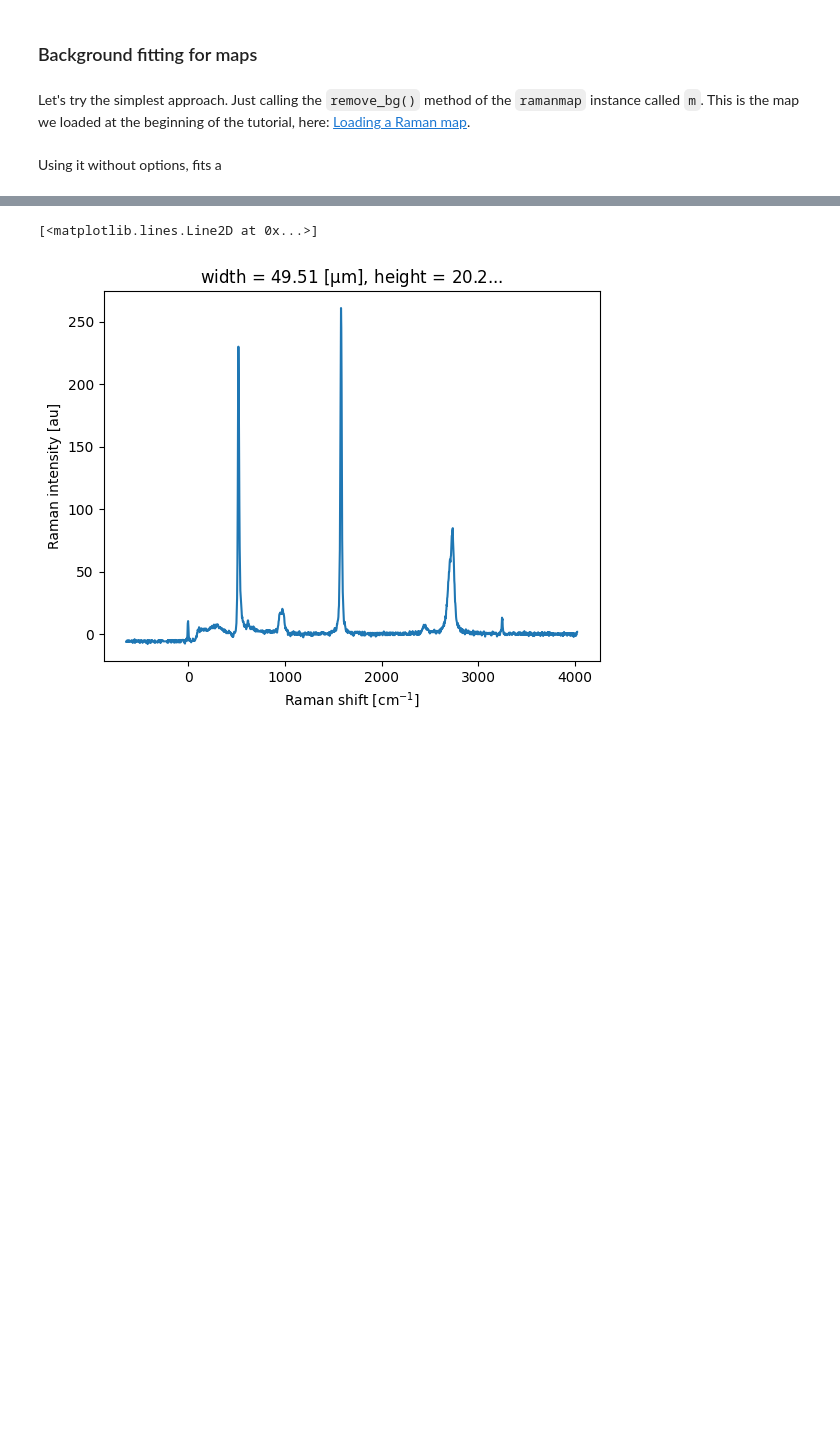
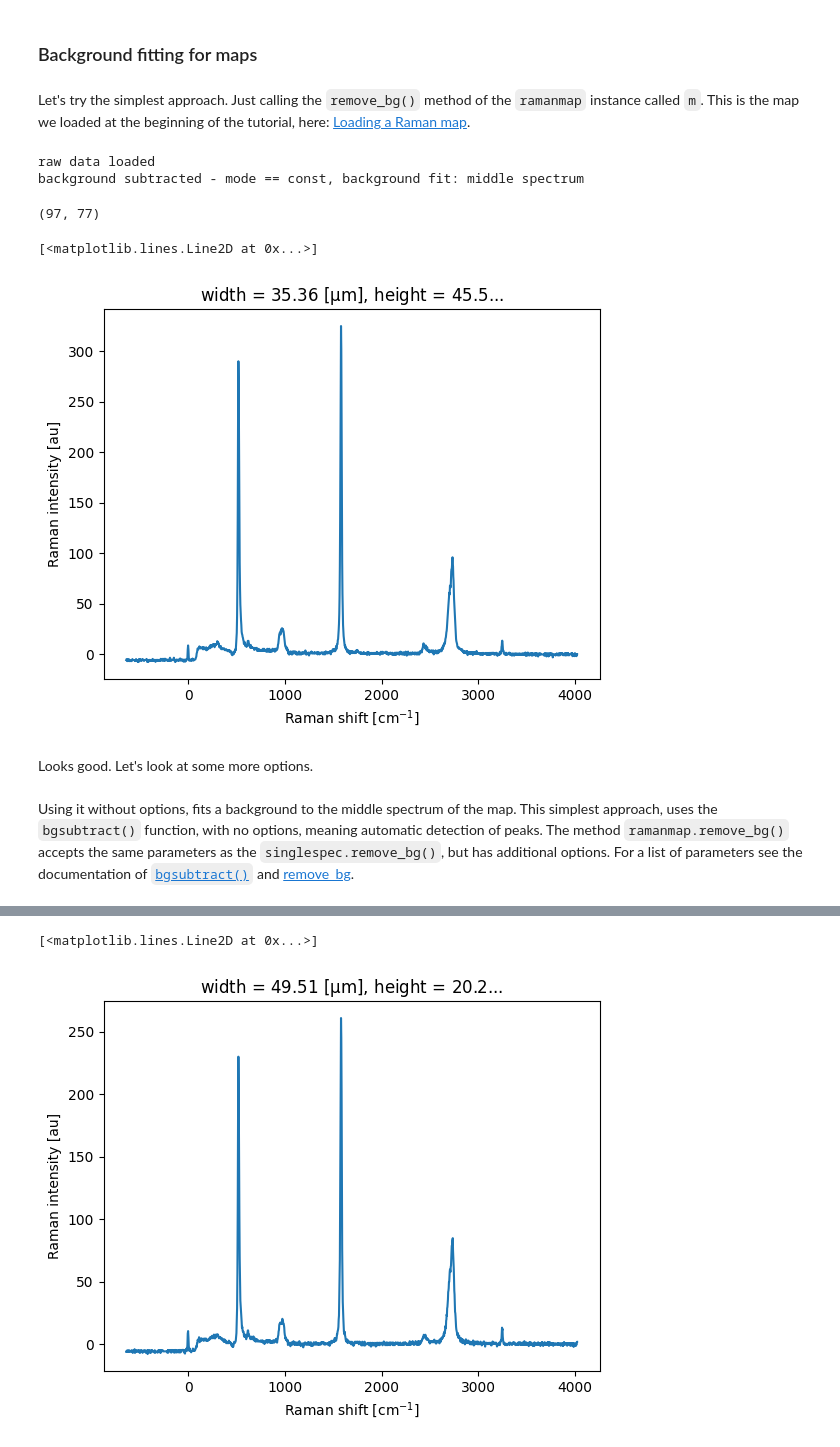
Before and after one commit to zrbyte/ramantools, a Jupyter notebook: ramantools tutorial.ipynb, the cells around one changed output, grey strips where cells are left out. Drawn from its saved outputs; the diff is of its cells as text; code cells hidden in the pictures; blank space fills up the shorter version.

Commit message:
major update to ramanmap and singlespec.

```diff
--- a/ramantools tutorial.ipynb
+++ b/ramantools tutorial.ipynb
@@ -374,6 +371,23 @@ single_spec_nobg.plot()
 # %% [markdown]
 Let's try the simplest approach. Just calling the `remove_bg()` method of the `ramanmap` instance called `m`. This is the map we loaded at the beginning of the tutorial, here: [Loading a Raman map](#Loading-a-Raman-map).
 # %%
-m_nobg = m.remove_bg()
+new_m, coeff, covar = m.remove_bg()
+# %%
+print(new_m.mapxr.attrs['comments'])
+# %% [output]
+raw data loaded
+background subtracted - mode == const, background fit: middle spectrum
+# %%
+new_m.pixel_x, new_m.pixel_y
+# %% [output]
+(97, 77)
+# %%
+# selecting a spectrum from the map to plot
+new_m.mapxr[:, 45, 35].plot()
+# %% [output]
+[<matplotlib.lines.Line2D at 0x...>]
+[figure, added]
+# %% [markdown]
+Looks good. Let's look at some more options.
 # %% [markdown]
-Using it without options, fits a
+Using it without options, fits a background to the middle spectrum of the map. This simplest approach, uses the `bgsubtract()` function, with no options, meaning automatic detection of peaks. The method `ramanmap.remove_bg()` accepts the same parameters as the `singlespec.remove_bg()`, but has additional options. For a list of parameters see the documentation of [`bgsubtract()`](https://zrbyte.github.io/ramantools/ramantools.html#ramantools.bgsubtract) and [remove_bg](https://zrbyte.github.io/ramantools/ramantools.html#ramantools.ramanmap.remove_bg).
```
Also changed, not shown: parts of 30 cells of this notebook, 6 other files.
